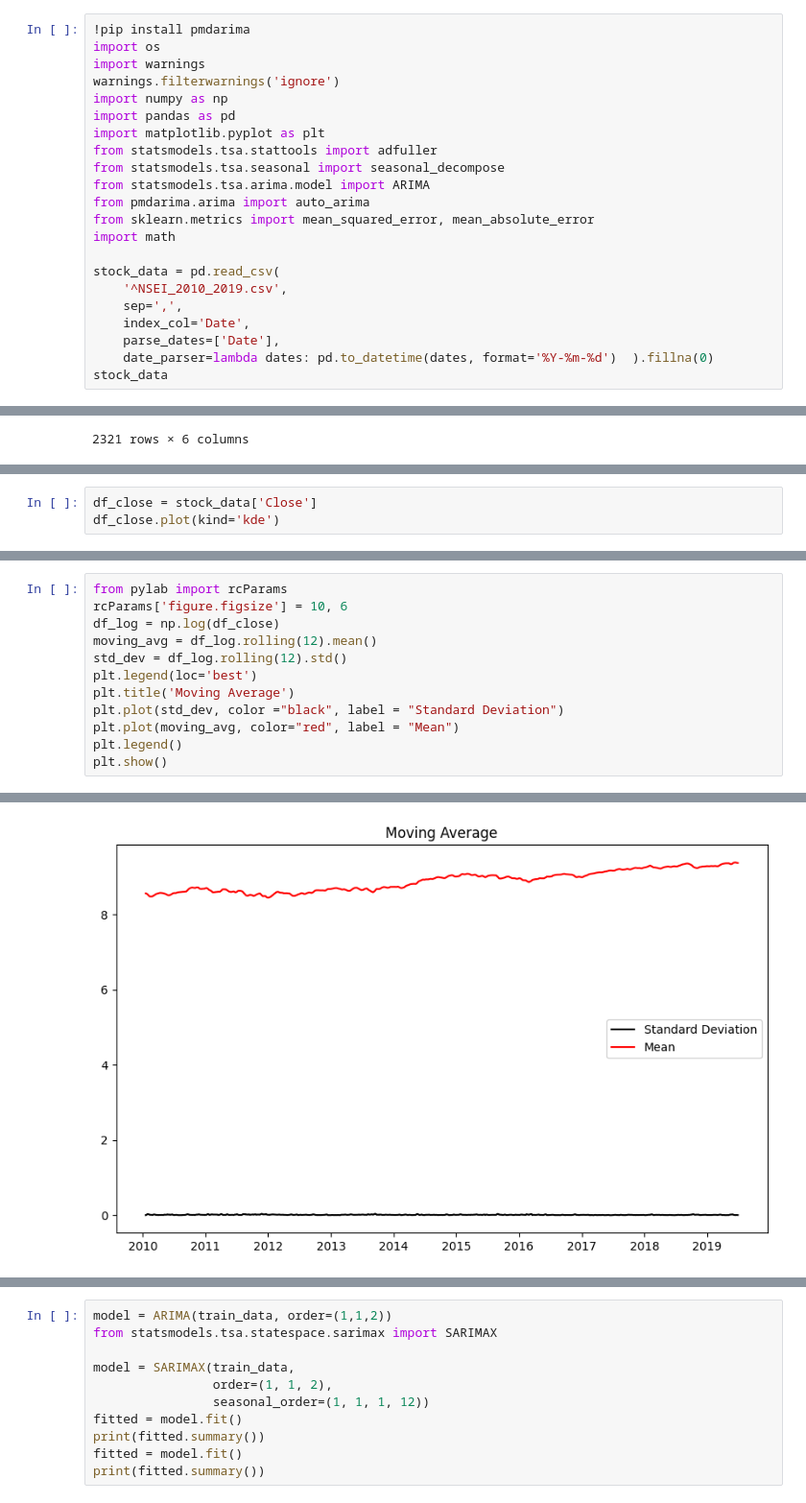
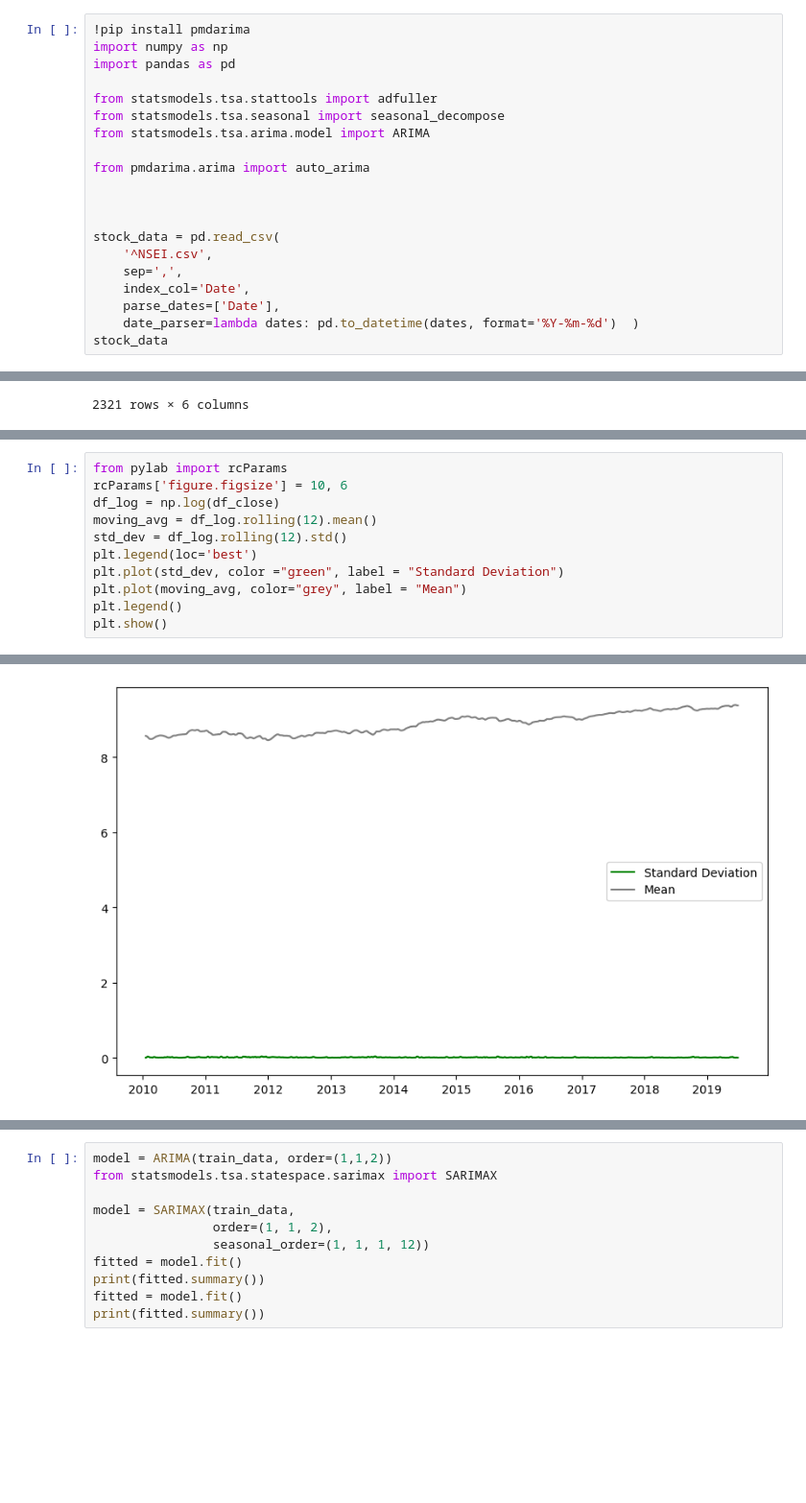
Before and after one commit to vaibhavsiingh/Optimise-Stock-Trading-with-RL, a Jupyter notebook: final.ipynb, the cells around one changed output, grey strips where cells are left out. Shown at 96% size. Cells and saved outputs as stored; diff of their text form; blank space fills up the shorter version.

```diff
--- a/final.ipynb
+++ b/final.ipynb
@@ -36,25 +35,23 @@ data.to_csv(f"{nifty50_symbol}_2010_2019.csv")
 [*********************100%%**********************]  1 of 1 completed
 # %%
 !pip install pmdarima
-import os
-import warnings
-warnings.filterwarnings('ignore')
 import numpy as np
 import pandas as pd
-import matplotlib.pyplot as plt
+
 from statsmodels.tsa.stattools import adfuller
 from statsmodels.tsa.seasonal import seasonal_decompose
 from statsmodels.tsa.arima.model import ARIMA
+
 from pmdarima.arima import auto_arima
-from sklearn.metrics import mean_squared_error, mean_absolute_error
-import math
+
+
 
 stock_data = pd.read_csv(
-    '^NSEI_2010_2019.csv',
+    '^NSEI.csv',
     sep=',',
     index_col='Date',
     parse_dates=['Date'],
-    date_parser=lambda dates: pd.to_datetime(dates, format='%Y-%m-%d')  ).fillna(0)
+    date_parser=lambda dates: pd.to_datetime(dates, format='%Y-%m-%d')  )
 stock_data
 # %% [output]
 Defaulting to user installation because normal site-packages is not writeable
@@ -140,6 +137,3 @@ critical value (1%)              -3.433173
 critical value (5%)              -2.862787
 critical value (10%)             -2.567434
 dtype: float64
-# %%
-df_close = stock_data['Close']
-df_close.plot(kind='kde')
@@ -157,18 +152,17 @@ fig.set_size_inches(16, 9)
 # %%
 from pylab import rcParams
 rcParams['figure.figsize'] = 10, 6
 df_log = np.log(df_close)
 moving_avg = df_log.rolling(12).mean()
 std_dev = df_log.rolling(12).std()
 plt.legend(loc='best')
-plt.title('Moving Average')
-plt.plot(std_dev, color ="black", label = "Standard Deviation")
-plt.plot(moving_avg, color="red", label = "Mean")
+plt.plot(std_dev, color ="green", label = "Standard Deviation")
+plt.plot(moving_avg, color="grey", label = "Mean")
 plt.legend()
 plt.show()
 # %% [output]
 No artists with labels found to put in legend.  Note that artists whose label start with an underscore are ignored when legend() is called with no argument.
-[figure, old version]
+[figure, new version]
 # %%
 train_data, test_data = df_log[3:int(len(df_log)*0.9)], df_log[int(len(df_log)*0.9):]
 plt.figure(figsize=(10,6))
```
Also changed, not shown: parts of 19 cells of this notebook.
